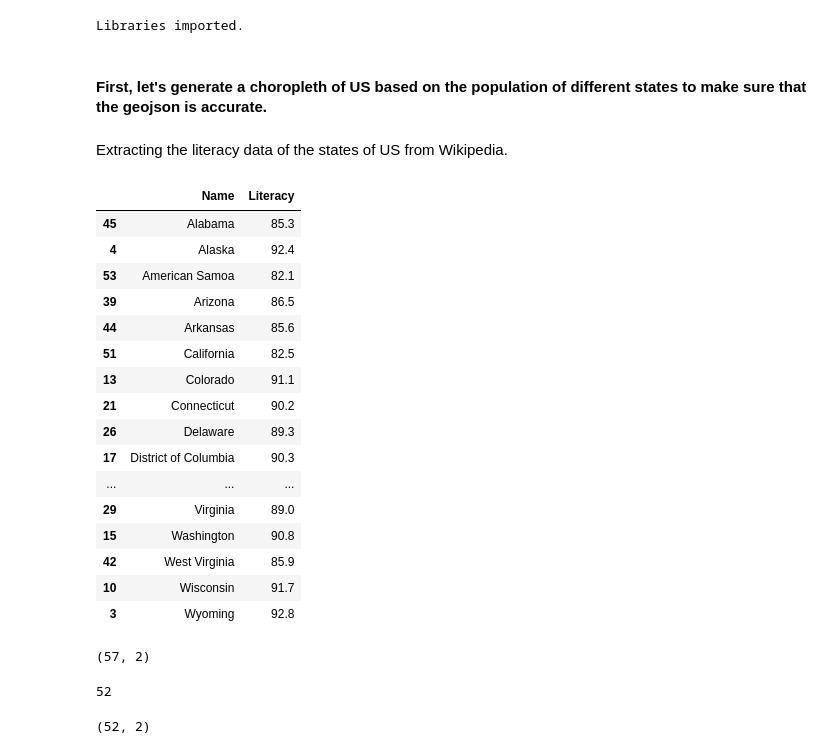
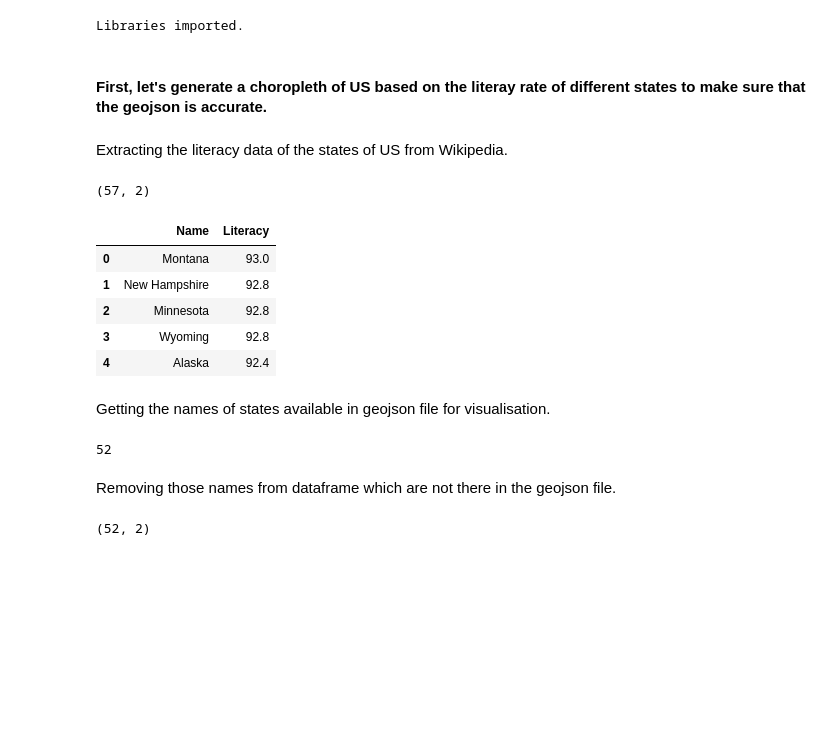
Before and after one commit to skshivam64/Coursera_Capstone, a Jupyter notebook: final_capstone_project.ipynb, the cells around one changed output. Cells and saved outputs as stored; diff of their text form; code cells hidden in the pictures; blank space fills up the shorter version.

```diff
--- a/final_capstone_project.ipynb
+++ b/final_capstone_project.ipynb
@@ -57,7 +57,7 @@ print('Libraries imported.')
 # %% [output]
 Libraries imported.
 # %% [markdown]
-<h4>First, let's generate a choropleth of US based on the population of different states to make sure that the geojson is accurate.</h4>
+<h4>First, let's generate a choropleth of US based on the literay rate of different states to make sure that the geojson is accurate.</h4>
 # %% [markdown]
 Extracting the literacy data of the states of US from Wikipedia.
 # %%
@@ -77,29 +77,18 @@ with open('literacy_data.csv', 'w') as f:
             print(tds)
 # %%
 df = pd.read_csv('literacy_data.csv')
-df.sort_values('Name')
+print(df.shape)
+df.head()
 # %% [output]
+(57, 2)
 |  | Name | Literacy |
-| 45 | Alabama | 85.3 |
+| 0 | Montana | 93.0 |
+| 1 | New Hampshire | 92.8 |
+| 2 | Minnesota | 92.8 |
+| 3 | Wyoming | 92.8 |
 | 4 | Alaska | 92.4 |
-| 53 | American Samoa | 82.1 |
-| 39 | Arizona | 86.5 |
-| 44 | Arkansas | 85.6 |
-| 51 | California | 82.5 |
-| 13 | Colorado | 91.1 |
-| 21 | Connecticut | 90.2 |
-| 26 | Delaware | 89.3 |
-| 17 | District of Columbia | 90.3 |
-| ... | ... | ... |
-| 29 | Virginia | 89.0 |
-| 15 | Washington | 90.8 |
-| 42 | West Virginia | 85.9 |
-| 10 | Wisconsin | 91.7 |
-| 3 | Wyoming | 92.8 |
-# %%
-df.shape
-# %% [output]
-(57, 2)
+# %% [markdown]
+Getting the names of states available in geojson file for visualisation.
 # %%
 import json
 with open('us_light.geojson') as f:
@@ -111,6 +100,8 @@ names.sort()
 len(names)
 # %% [output]
 52
+# %% [markdown]
+Removing those names from dataframe which are not there in the geojson file.
 # %%
 for name in df['Name']:
     if name not in names:
```
Also changed, not shown: parts of 16 cells of this notebook.
